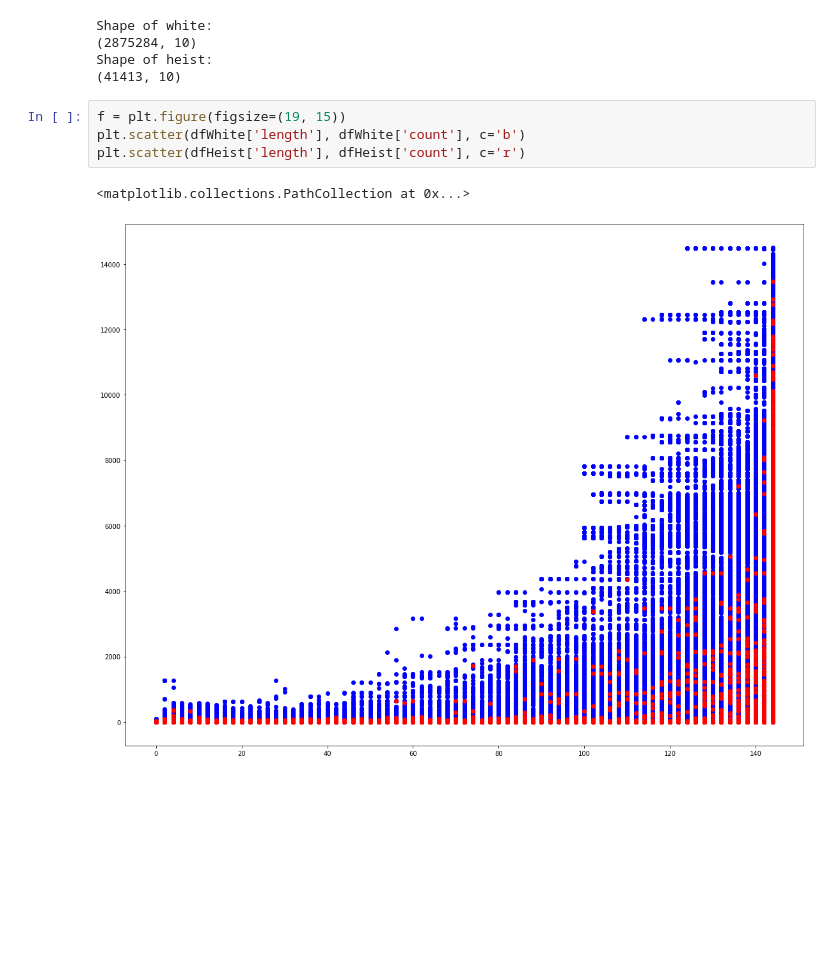
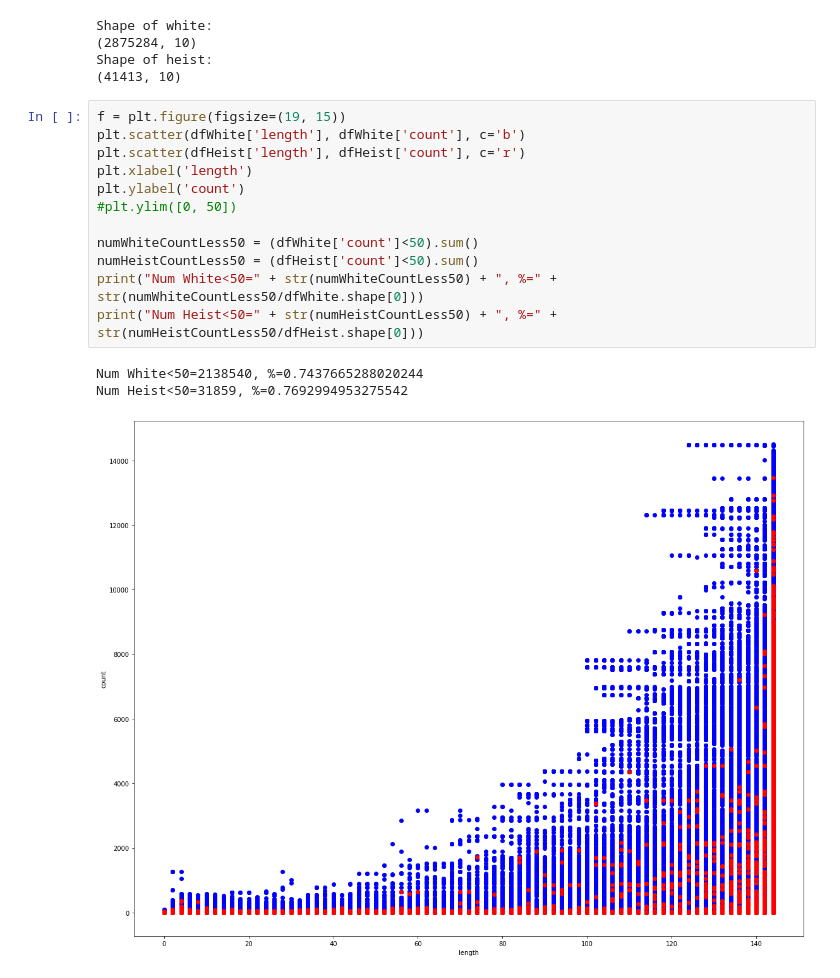
Before and after one commit to asdodd/CMPE255_Project, a Jupyter notebook: bitcoinTom1.ipynb, the cells around one changed output. Saved outputs shown, nothing was run; the diff lists cells and outputs as text; blank space fills up the shorter version.

Commit message:
Added some stats on cluster counts

```diff
--- a/bitcoinTom1.ipynb
+++ b/bitcoinTom1.ipynb
@@ -140,7 +140,16 @@ Shape of heist:
 # %%
 f = plt.figure(figsize=(19, 15))
 plt.scatter(dfWhite['length'], dfWhite['count'], c='b')
 plt.scatter(dfHeist['length'], dfHeist['count'], c='r')
+plt.xlabel('length')
+plt.ylabel('count')
+#plt.ylim([0, 50])
+
+numWhiteCountLess50 = (dfWhite['count']<50).sum()
+numHeistCountLess50 = (dfHeist['count']<50).sum()
+print("Num White<50=" + str(numWhiteCountLess50) + ", %=" + str(numWhiteCountLess50/dfWhite.shape[0]))
+print("Num Heist<50=" + str(numHeistCountLess50) + ", %=" + str(numHeistCountLess50/dfHeist.shape[0]))
 # %% [output]
-<matplotlib.collections.PathCollection at 0x...>
+Num White<50=2138540, %=0.7437665288020244
+Num Heist<50=31859, %=0.7692994953275542
-[figure, old version]
+[figure, new version]
```
Also changed, not shown: parts of 2 cells of this notebook.
